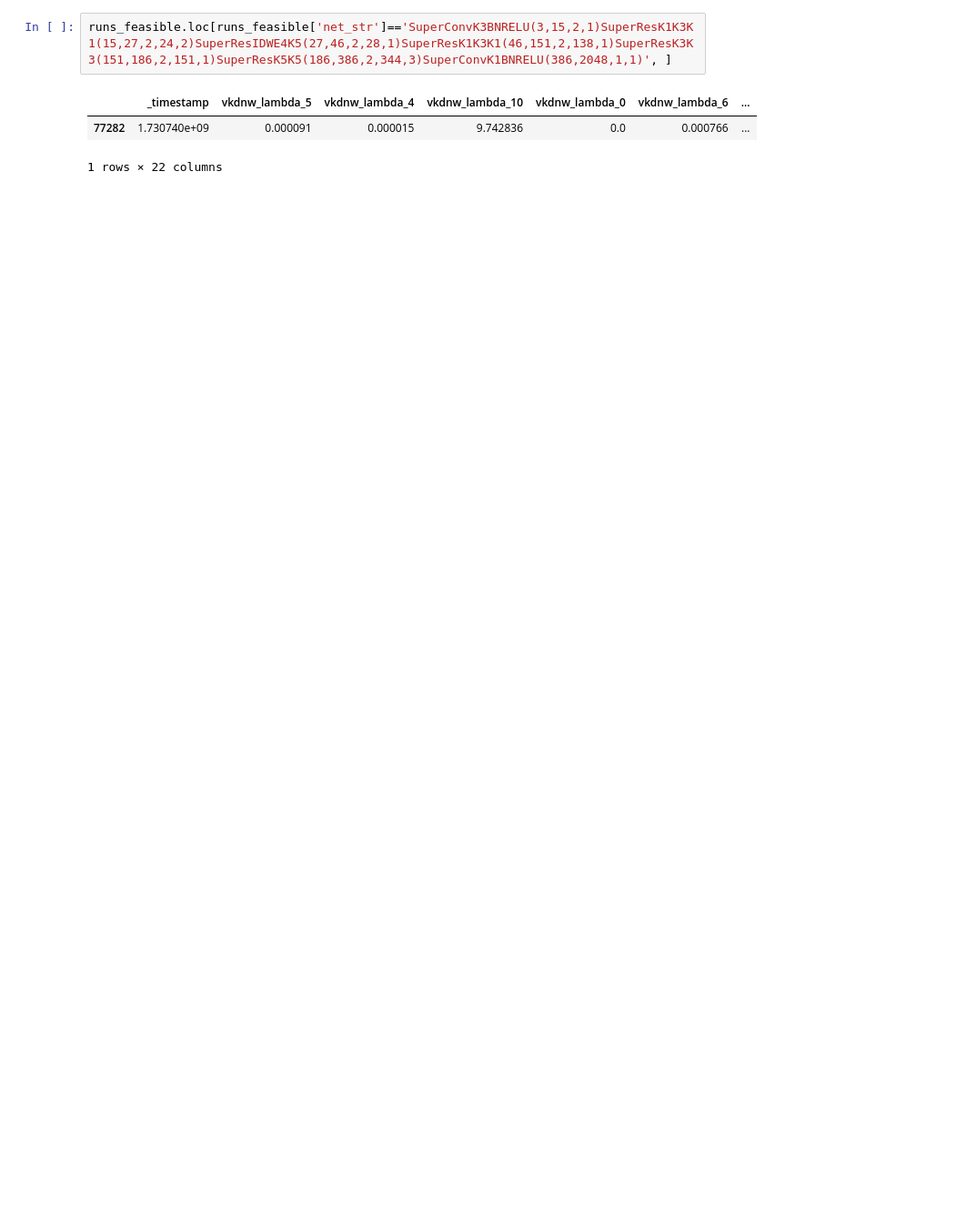
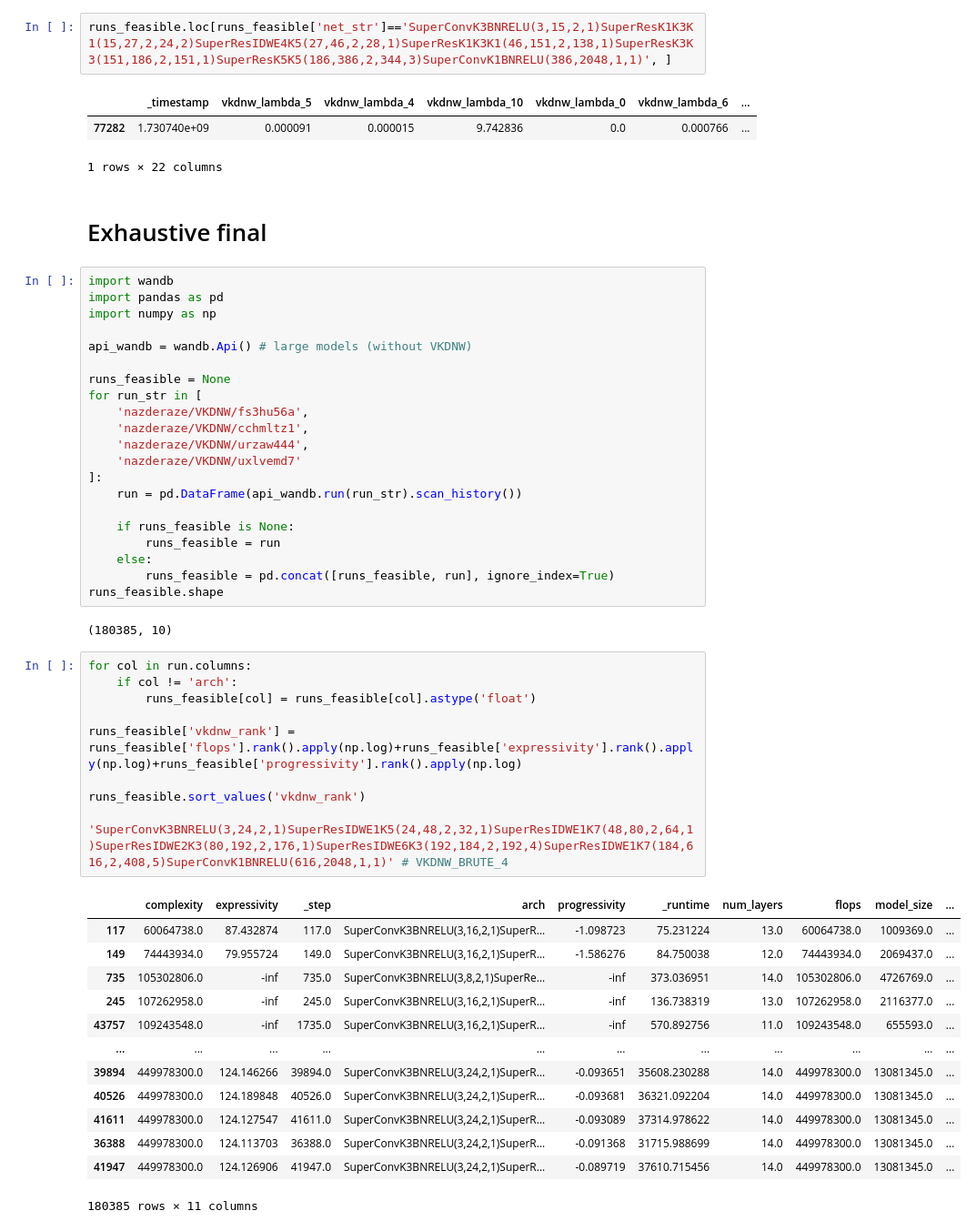
Before and after one commit to ondratybl/VKDNW, a Jupyter notebook: NB201/tss_choose_best.ipynb, the cells around one changed output. Shown at 91% size. Cells and saved outputs as stored; diff of their text form; blank space fills up the shorter version.

```diff
--- a/NB201/tss_choose_best.ipynb
+++ b/NB201/tss_choose_best.ipynb
@@ -581,3 +585,52 @@ runs_feasible.loc[runs_feasible['net_str']=='SuperConvK3BNRELU(3,15,2,1)SuperRes
 |  | _timestamp | vkdnw_lambda_5 | vkdnw_lambda_4 | vkdnw_lambda_10 | vkdnw_lambda_0 | vkdnw_lambda_6 | ... |
 | 77282 | 1.730740e+09 | 0.000091 | 0.000015 | 9.742836 | 0.0 | 0.000766 | ... |
 1 rows × 22 columns
+# %% [markdown]
+# Exhaustive final
+# %%
+import wandb
+import pandas as pd
+import numpy as np
+
+api_wandb = wandb.Api() # large models (without VKDNW)
+
+runs_feasible = None
+for run_str in [
+    'nazderaze/VKDNW/fs3hu56a',
+    'nazderaze/VKDNW/cchmltz1',
+    'nazderaze/VKDNW/urzaw444',
+    'nazderaze/VKDNW/uxlvemd7'
+]:
+    run = pd.DataFrame(api_wandb.run(run_str).scan_history())
+
+    if runs_feasible is None:
+        runs_feasible = run
+    else:
+        runs_feasible = pd.concat([runs_feasible, run], ignore_index=True)
+runs_feasible.shape
+# %% [output]
+(180385, 10)
+# %%
+for col in run.columns:
+    if col != 'arch':
+        runs_feasible[col] = runs_feasible[col].astype('float')
+
+runs_feasible['vkdnw_rank'] = runs_feasible['flops'].rank().apply(np.log)+runs_feasible['expressivity'].rank().apply(np.log)+runs_feasible['progressivity'].rank().apply(np.log)
+
+runs_feasible.sort_values('vkdnw_rank')
+
+'SuperConvK3BNRELU(3,24,2,1)SuperResIDWE1K5(24,48,2,32,1)SuperResIDWE1K7(48,80,2,64,1)SuperResIDWE2K3(80,192,2,176,1)SuperResIDWE6K3(192,184,2,192,4)SuperResIDWE1K7(184,616,2,408,5)SuperConvK1BNRELU(616,2048,1,1)' # VKDNW_BRUTE_4
+# %% [output]
+|  | complexity | expressivity | _step | arch | progressivity | _runtime | num_layers | flops | model_size | ... |
+| 117 | 60064738.0 | 87.432874 | 117.0 | SuperConvK3BNRELU(3,16,2,1)SuperR... | -1.098723 | 75.231224 | 13.0 | 60064738.0 | 1009369.0 | ... |
+| 149 | 74443934.0 | 79.955724 | 149.0 | SuperConvK3BNRELU(3,16,2,1)SuperR... | -1.586276 | 84.750038 | 12.0 | 74443934.0 | 2069437.0 | ... |
+| 735 | 105302806.0 | -inf | 735.0 | SuperConvK3BNRELU(3,8,2,1)SuperRe... | -inf | 373.036951 | 14.0 | 105302806.0 | 4726769.0 | ... |
+| 245 | 107262958.0 | -inf | 245.0 | SuperConvK3BNRELU(3,16,2,1)SuperR... | -inf | 136.738319 | 13.0 | 107262958.0 | 2116377.0 | ... |
+| 43757 | 109243548.0 | -inf | 1735.0 | SuperConvK3BNRELU(3,16,2,1)SuperR... | -inf | 570.892756 | 11.0 | 109243548.0 | 655593.0 | ... |
+| ... | ... | ... | ... | ... | ... | ... | ... | ... | ... | ... |
+| 39894 | 449978300.0 | 124.146266 | 39894.0 | SuperConvK3BNRELU(3,24,2,1)SuperR... | -0.093651 | 35608.230288 | 14.0 | 449978300.0 | 13081345.0 | ... |
+| 40526 | 449978300.0 | 124.189848 | 40526.0 | SuperConvK3BNRELU(3,24,2,1)SuperR... | -0.093681 | 36321.092204 | 14.0 | 449978300.0 | 13081345.0 | ... |
+| 41611 | 449978300.0 | 124.127547 | 41611.0 | SuperConvK3BNRELU(3,24,2,1)SuperR... | -0.093089 | 37314.978622 | 14.0 | 449978300.0 | 13081345.0 | ... |
+| 36388 | 449978300.0 | 124.113703 | 36388.0 | SuperConvK3BNRELU(3,24,2,1)SuperR... | -0.091368 | 31715.988699 | 14.0 | 449978300.0 | 13081345.0 | ... |
+| 41947 | 449978300.0 | 124.126906 | 41947.0 | SuperConvK3BNRELU(3,24,2,1)SuperR... | -0.089719 | 37610.715456 | 14.0 | 449978300.0 | 13081345.0 | ... |
+180385 rows × 11 columns
```
Also changed, not shown: parts of 5 cells of this notebook, 2 other files.
